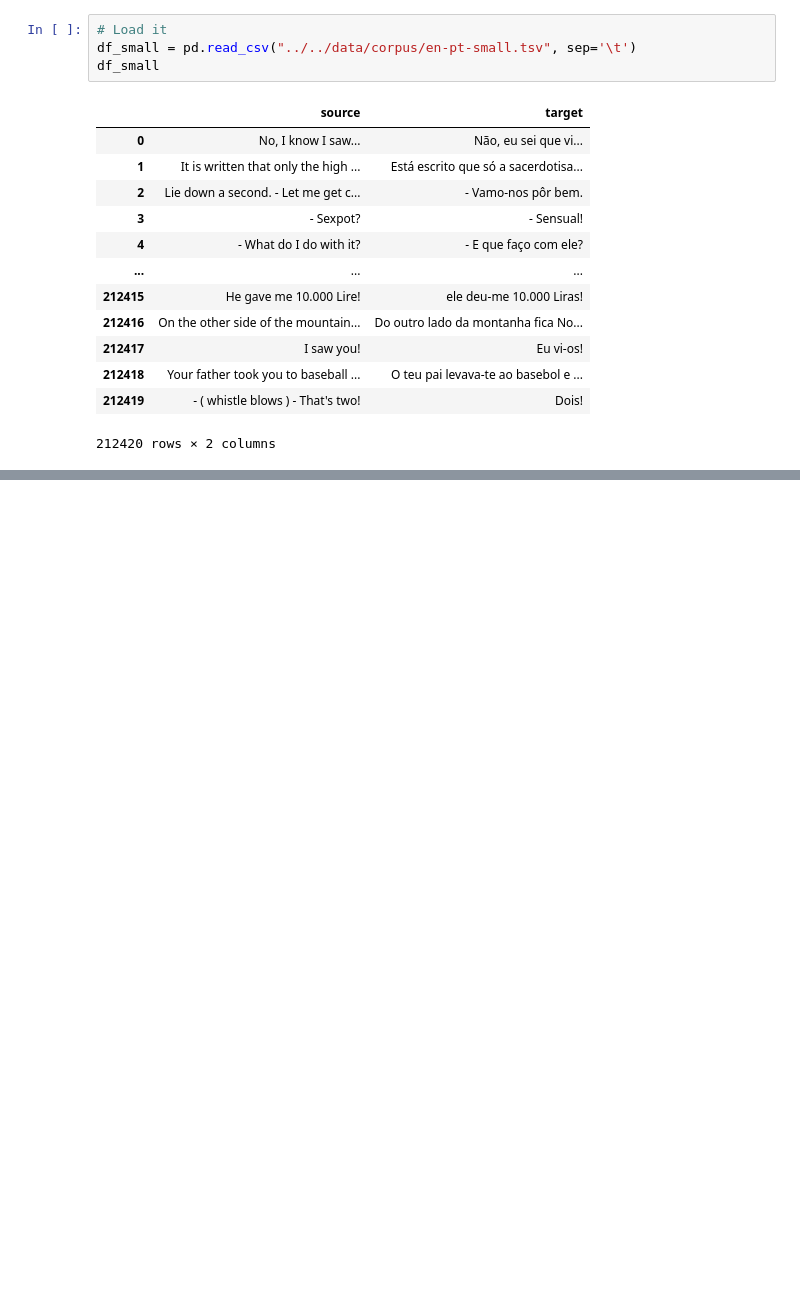
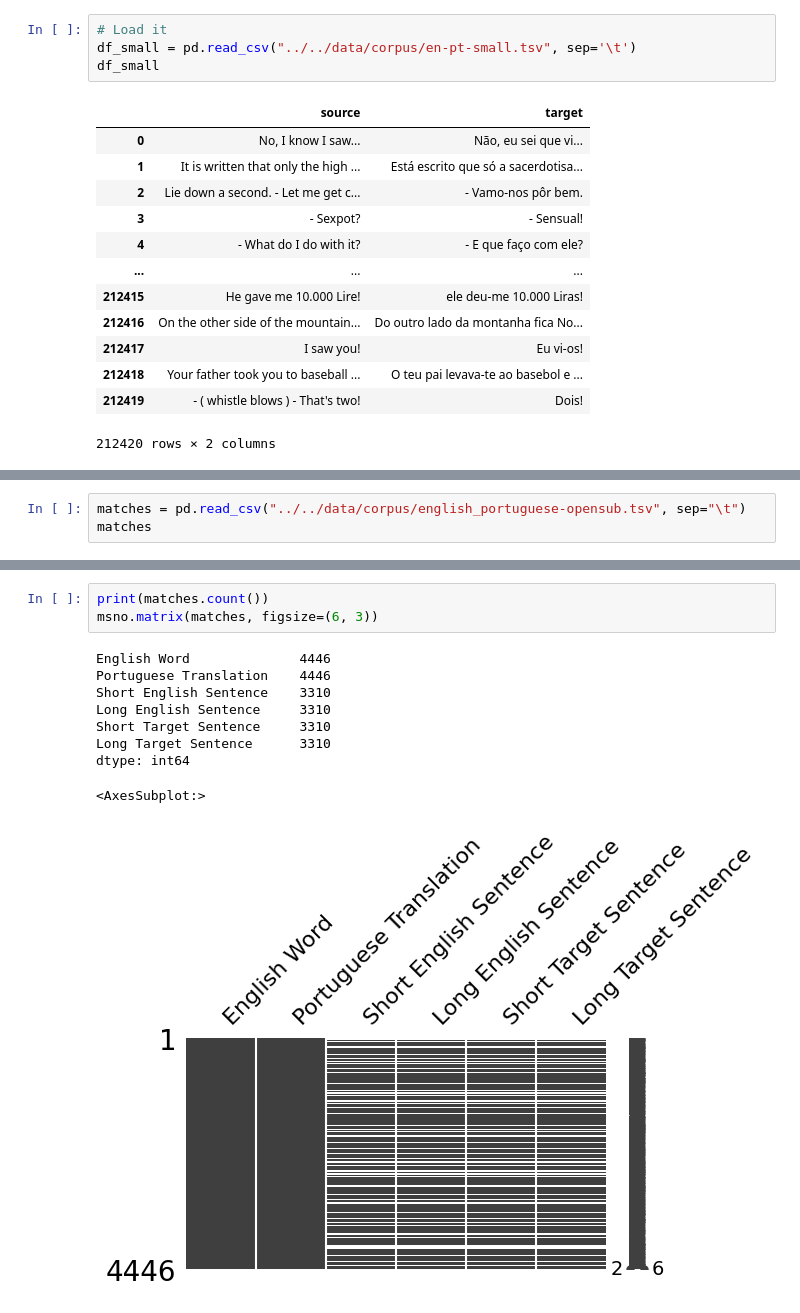
Before and after one commit to hugolpz/WeSpeaxExos, a Jupyter notebook: common/generation/openSubtitlesExerciseGeneration.ipynb, the cells around one changed output, grey strips where cells are left out. Drawn from its saved outputs; the diff is of its cells as text; blank space fills up the shorter version.

Commit message:
First Results for obtaining exercises from opensubtitles

```diff
--- a/common/generation/openSubtitlesExerciseGeneration.ipynb
+++ b/common/generation/openSubtitlesExerciseGeneration.ipynb
@@ -78,0 +131,3 @@ ValueError: cannot reindex on an axis with duplicate labels
+# %%
+matches = pd.read_csv("../../data/corpus/english_portuguese-opensub.tsv", sep="\t")
+matches
@@ -78,0 +148,13 @@ ValueError: cannot reindex on an axis with duplicate labels
+# %%
+print(matches.count())
+msno.matrix(matches, figsize=(6, 3))
+# %% [output]
+English Word              4446
+Portuguese Translation    4446
+Short English Sentence    3310
+Long English Sentence     3310
+Short Target Sentence     3310
+Long Target Sentence      3310
+dtype: int64
+<AxesSubplot:>
+[figure, added]
```
Also changed, not shown: parts of 10 cells of this notebook, 2 other files.
